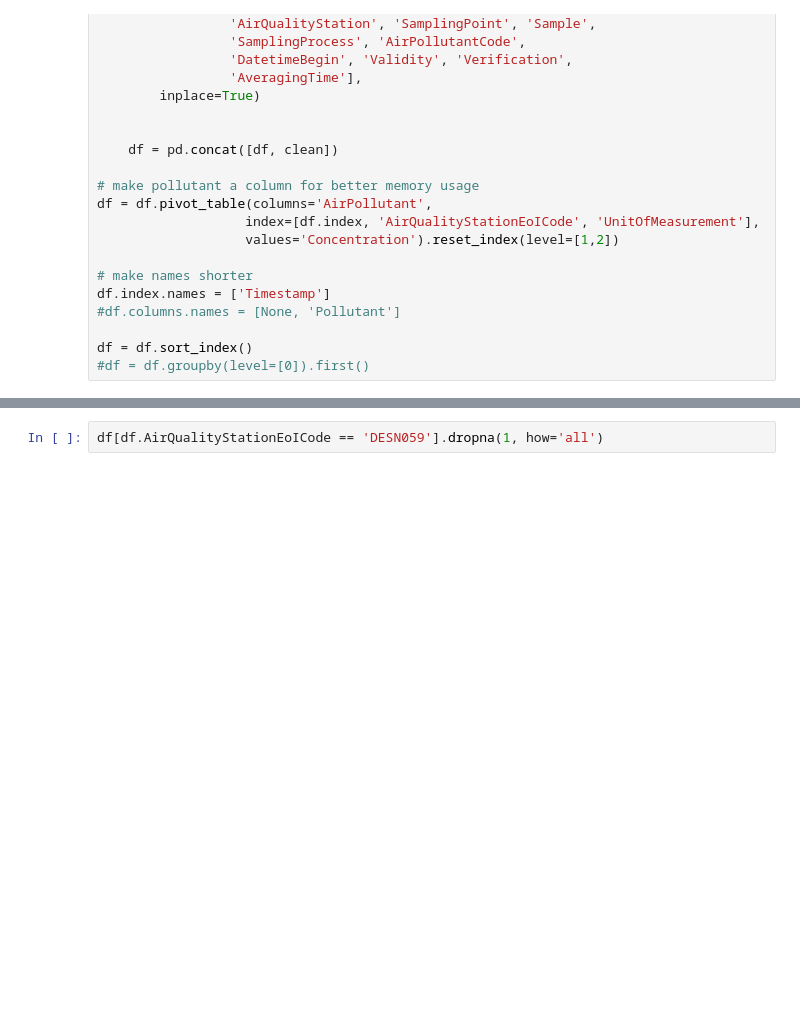
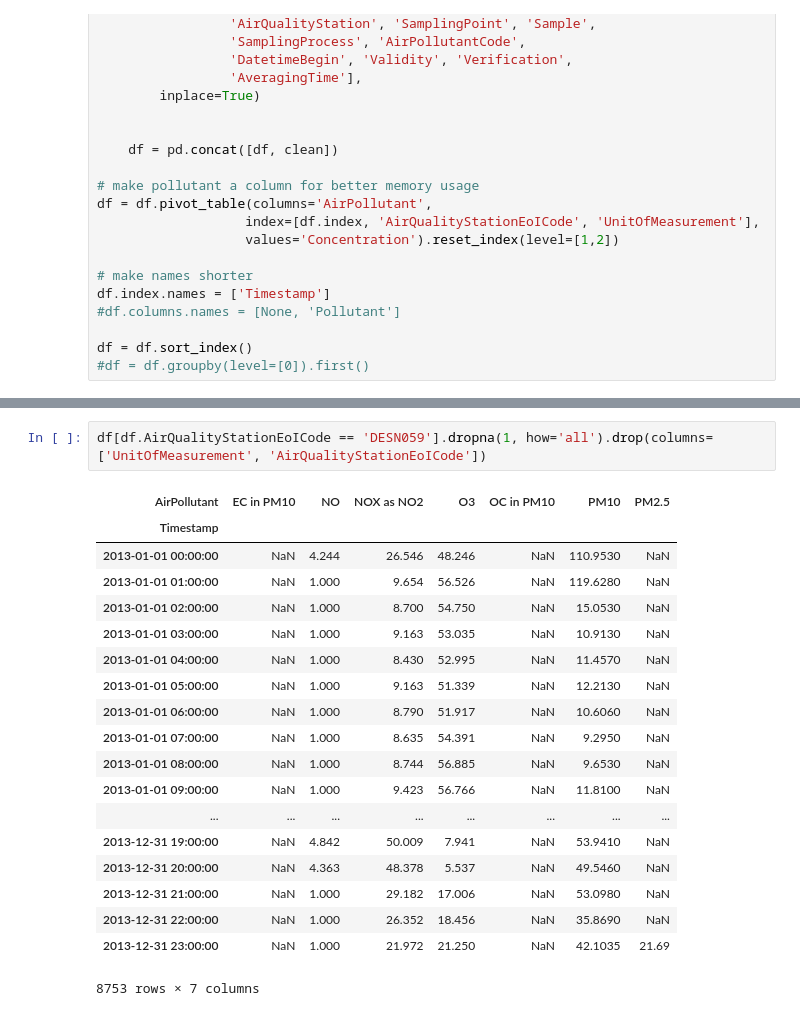
Before and after one commit to Basanites/Pollutant-Prediction, a Jupyter notebook: datamodel.ipynb, the cells around one changed output, grey strips where cells are left out. Saved outputs shown, nothing was run; the diff lists cells and outputs as text; blank space fills up the shorter version.

```diff
--- a/datamodel.ipynb
+++ b/datamodel.ipynb
@@ -105,2 +176,22 @@ df.columns
 # %%
-df[df.AirQualityStationEoICode == 'DESN059'].dropna(1, how='all')
+df[df.AirQualityStationEoICode == 'DESN059'].dropna(1, how='all').drop(columns=['UnitOfMeasurement', 'AirQualityStationEoICode'])
+# %% [output]
+| AirPollutant | EC in PM10 | NO | NOX as NO2 | O3 | OC in PM10 | PM10 | PM2.5 |
+| Timestamp |  |  |  |  |  |  |  |
+| 2013-01-01 00:00:00 | NaN | 4.244 | 26.546 | 48.246 | NaN | 110.9530 | NaN |
+| 2013-01-01 01:00:00 | NaN | 1.000 | 9.654 | 56.526 | NaN | 119.6280 | NaN |
+| 2013-01-01 02:00:00 | NaN | 1.000 | 8.700 | 54.750 | NaN | 15.0530 | NaN |
+| 2013-01-01 03:00:00 | NaN | 1.000 | 9.163 | 53.035 | NaN | 10.9130 | NaN |
+| 2013-01-01 04:00:00 | NaN | 1.000 | 8.430 | 52.995 | NaN | 11.4570 | NaN |
+| 2013-01-01 05:00:00 | NaN | 1.000 | 9.163 | 51.339 | NaN | 12.2130 | NaN |
+| 2013-01-01 06:00:00 | NaN | 1.000 | 8.790 | 51.917 | NaN | 10.6060 | NaN |
+| 2013-01-01 07:00:00 | NaN | 1.000 | 8.635 | 54.391 | NaN | 9.2950 | NaN |
+| 2013-01-01 08:00:00 | NaN | 1.000 | 8.744 | 56.885 | NaN | 9.6530 | NaN |
+| 2013-01-01 09:00:00 | NaN | 1.000 | 9.423 | 56.766 | NaN | 11.8100 | NaN |
+| ... | ... | ... | ... | ... | ... | ... | ... |
+| 2013-12-31 19:00:00 | NaN | 4.842 | 50.009 | 7.941 | NaN | 53.9410 | NaN |
+| 2013-12-31 20:00:00 | NaN | 4.363 | 48.378 | 5.537 | NaN | 49.5460 | NaN |
+| 2013-12-31 21:00:00 | NaN | 1.000 | 29.182 | 17.006 | NaN | 53.0980 | NaN |
+| 2013-12-31 22:00:00 | NaN | 1.000 | 26.352 | 18.456 | NaN | 35.8690 | NaN |
+| 2013-12-31 23:00:00 | NaN | 1.000 | 21.972 | 21.250 | NaN | 42.1035 | 21.69 |
+8753 rows × 7 columns
```
Also changed, not shown: parts of 13 cells of this notebook.
